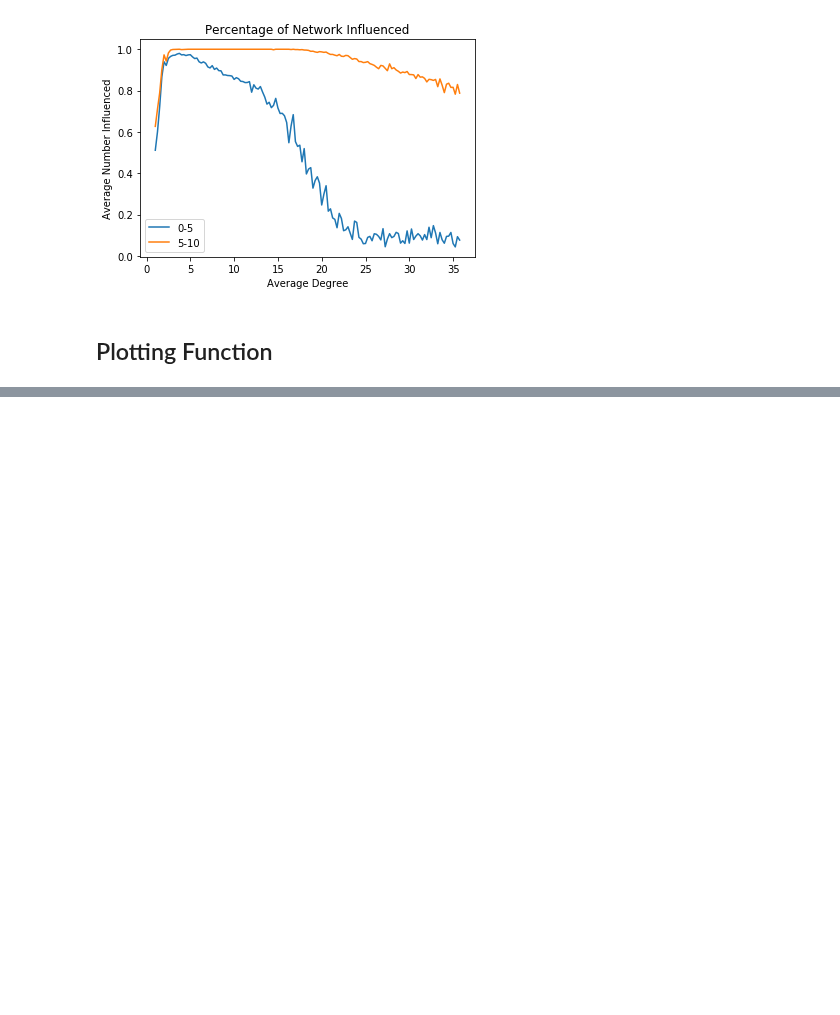
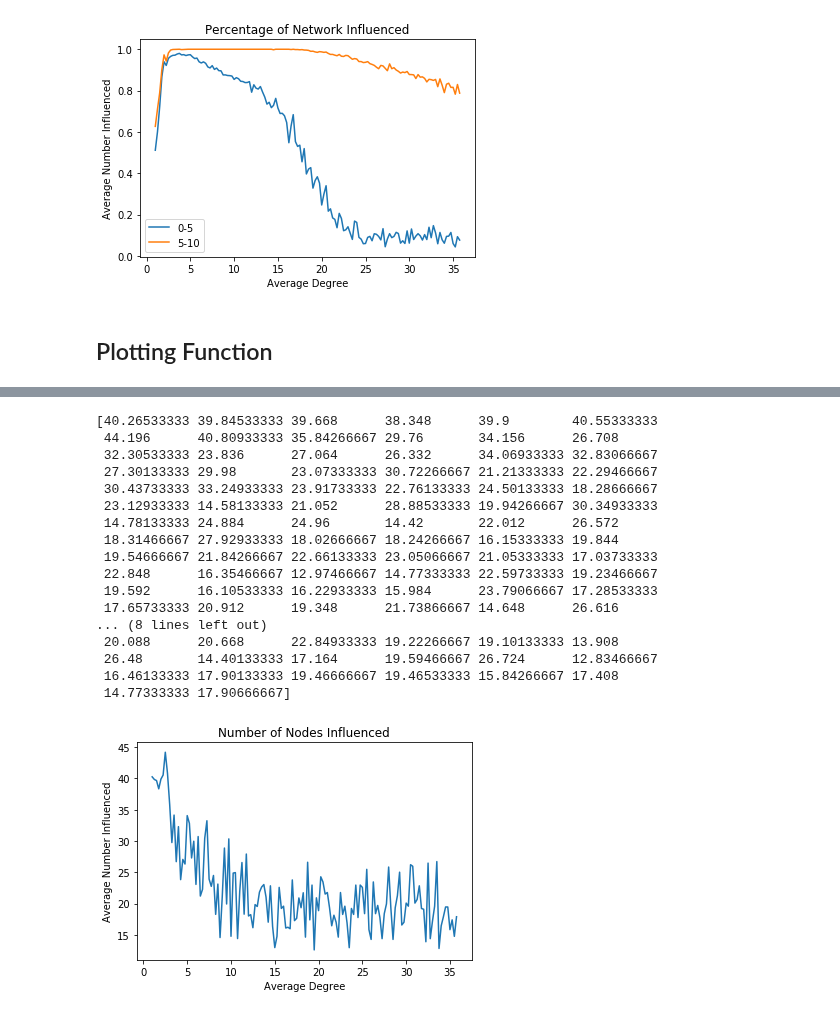
Before and after one commit to MiLinny/Influentials, a Jupyter notebook: Code/PC_Viewer.ipynb, the cells around one changed output, grey strips where cells are left out. Cells and saved outputs as stored; diff of their text form; code cells hidden in the pictures; blank space fills up the shorter version.

```diff
--- a/Code/PC_Viewer.ipynb
+++ b/Code/PC_Viewer.ipynb
@@ -194,0 +252,21 @@ array([ True,  True,  True, False,  True,  True,  True,  True,  True,
+# %%
+plotty_plot(0.50, "10",2,"number")
+# %% [output]
+[40.26533333 39.84533333 39.668      38.348      39.9        40.55333333
+ 44.196      40.80933333 35.84266667 29.76       34.156      26.708
+ 32.30533333 23.836      27.064      26.332      34.06933333 32.83066667
+ 27.30133333 29.98       23.07333333 30.72266667 21.21333333 22.29466667
+ 30.43733333 33.24933333 23.91733333 22.76133333 24.50133333 18.28666667
+ 23.12933333 14.58133333 21.052      28.88533333 19.94266667 30.34933333
+ 14.78133333 24.884      24.96       14.42       22.012      26.572
+ 18.31466667 27.92933333 18.02666667 18.24266667 16.15333333 19.844
+ 19.54666667 21.84266667 22.66133333 23.05066667 21.05333333 17.03733333
+ 22.848      16.35466667 12.97466667 14.77333333 22.59733333 19.23466667
+ 19.592      16.10533333 16.22933333 15.984      23.79066667 17.28533333
+ 17.65733333 20.912      19.348      21.73866667 14.648      26.616
+... (8 lines left out)
+ 20.088      20.668      22.84933333 19.22266667 19.10133333 13.908
+ 26.48       14.40133333 17.164      19.59466667 26.724      12.83466667
+ 16.46133333 17.90133333 19.46666667 19.46533333 15.84266667 17.408
+ 14.77333333 17.90666667]
+[figure, added]
```
Also changed, not shown: parts of 12 cells of this notebook, 1 other file.
